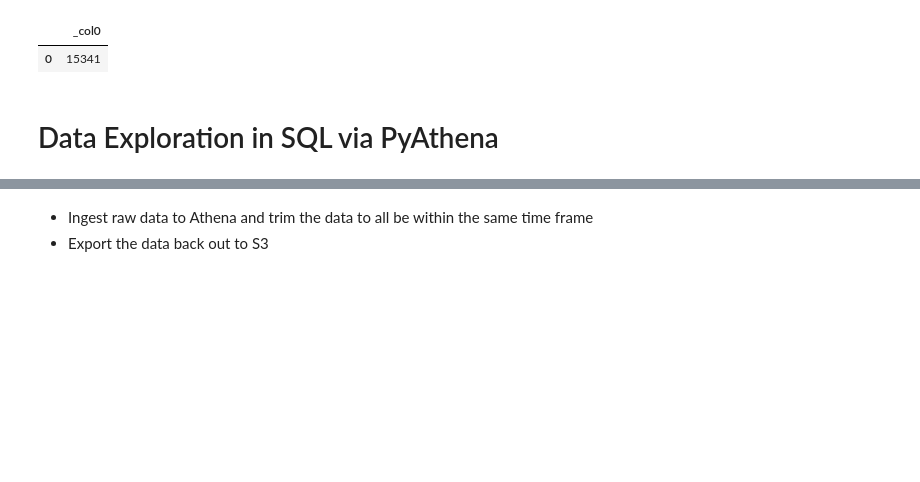
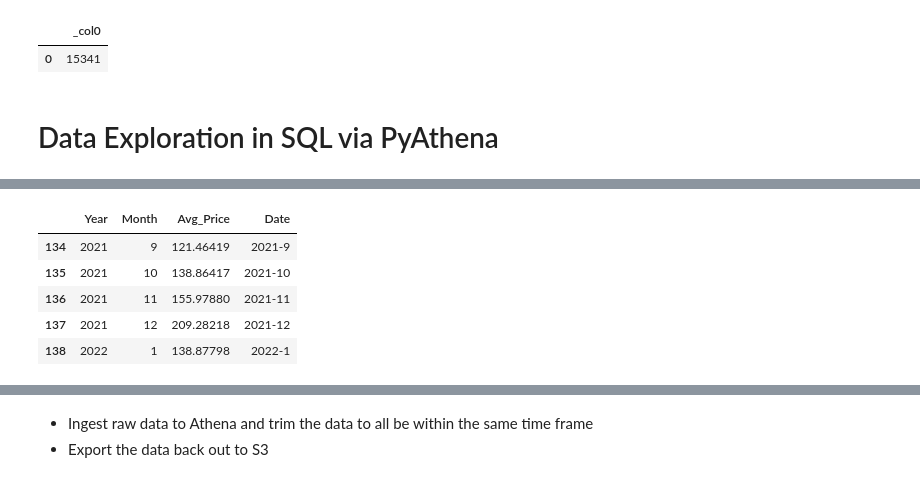
Before and after one commit to nlee98/ADS-508-AWS-Cloud-Computing, a Jupyter notebook: ADS-508_Final_Notebook.ipynb, the cells around one changed output, grey strips where cells are left out. Drawn from its saved outputs; the diff is of its cells as text; code cells hidden in the pictures; blank space fills up the shorter version.

```diff
--- a/ADS-508_Final_Notebook.ipynb
+++ b/ADS-508_Final_Notebook.ipynb
@@ -236,0 +264,9 @@ pd.read_sql(query, pyathena_conn)
+# %%
+avg_price.tail(5)
+# %% [output]
+|  | Year | Month | Avg_Price | Date |
+| 134 | 2021 | 9 | 121.46419 | 2021-9 |
+| 135 | 2021 | 10 | 138.86417 | 2021-10 |
+| 136 | 2021 | 11 | 155.97880 | 2021-11 |
+| 137 | 2021 | 12 | 209.28218 | 2021-12 |
+| 138 | 2022 | 1 | 138.87798 | 2022-1 |
```
Also changed, not shown: parts of 6 cells of this notebook.
